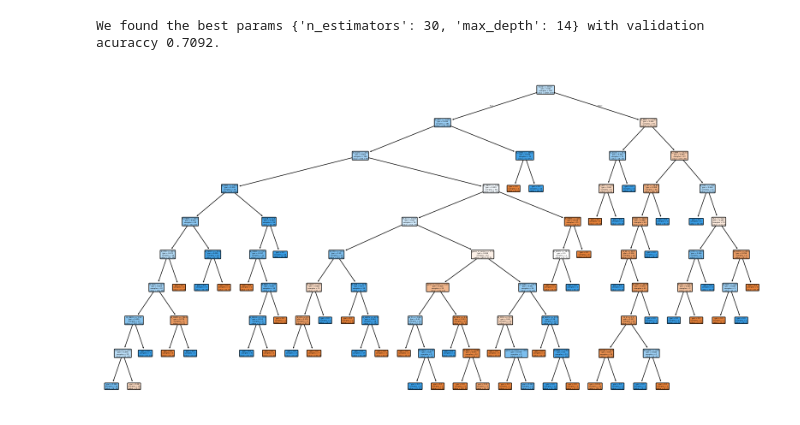
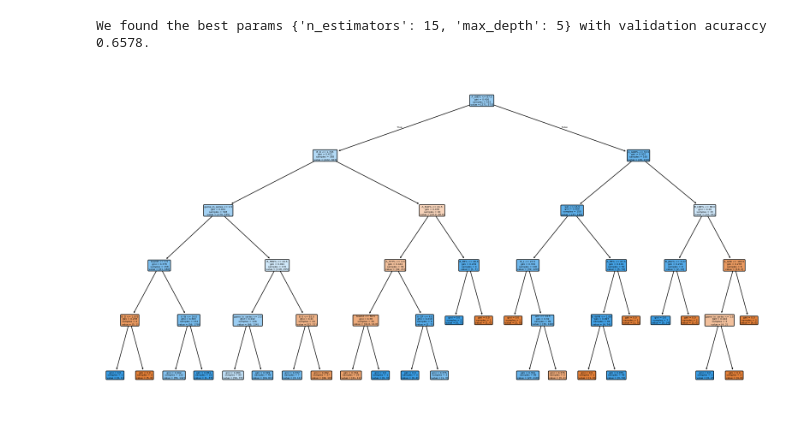
Before and after one commit to pavlila/lol-worlds-2025-predict, a Jupyter notebook: notebooks/random_forest_train.ipynb, the cells around one changed output. Cells and saved outputs as stored; diff of their text form; code cells hidden in the pictures.

```diff
--- a/notebooks/random_forest_train.ipynb
+++ b/notebooks/random_forest_train.ipynb
@@ -33,7 +33,7 @@ Accuracy score (val): 0.648936
 # %%
 param_grid = {
-    'n_estimators': range(25,50),
-    'max_depth': range(5, 15)
+    'n_estimators': range(1,26),
+    'max_depth': range(1,6)
 }
 
 param_comb = ParameterGrid(param_grid)
@@ -46,24 +46,24 @@ for params in param_comb:
 best_params = param_comb[np.argmax(val_metric)]
 print(f"We found the best params {best_params} with validation acuraccy {max(val_metric):.4f}.")
 # %% [output]
-We found the best params {'n_estimators': 30, 'max_depth': 14} with validation acuraccy 0.7092.
+We found the best params {'n_estimators': 15, 'max_depth': 5} with validation acuraccy 0.6578.
 # %%
 from sklearn import tree
 import matplotlib.pyplot as plt
 
-clfRF = RandomForestClassifier(n_estimators=45, max_depth=9, random_state = random_seed).fit(Xtrain, ytrain)
+clfRF = RandomForestClassifier(n_estimators=15, max_depth=5, random_state = random_seed).fit(Xtrain, ytrain)
 
 estimator = clfRF.estimators_[0]
-feature_names = ["match_id","game_in_series","teamA","teamB","teamA_win","A_GP","A_W","A_L","A_AGT","A_K","A_D","A_KD","A_CKPM","A_GPR","A_GSPD","A_EGR","A_MLR","A_GD15","A_FB%","A_FT%","A_F3T%","A_PPG","A_HLD%","A_GRB%","A_FD%","A_DRG%","A_ELD%","A_FBN%","A_BN%","A_LNE%","A_JNG%","A_WPM","A_CWPM","A_WCPM","B_GP","B_W","B_L","B_AGT","B_K","B_D","B_KD","B_CKPM","B_GPR","B_GSPD","B_EGR","B_MLR","B_GD15","B_FB%","B_FT%","B_F3T%","B_PPG","B_HLD%","B_GRB%","B_FD%","B_DRG%","B_ELD%","B_FBN%","B_BN%","B_LNE%","B_JNG%","B_WPM","B_CWPM","B_WCPM","tournament","year","month","day"]
+feature_names = ["match_id","game_in_series","teamA","teamB","win","A_GP","A_W","A_L","A_AGT","A_K","A_D","A_KD","A_CKPM","A_GPR","A_GSPD","A_EGR","A_MLR","A_GD15","A_FB%","A_FT%","A_F3T%","A_PPG","A_HLD%","A_GRB%","A_FD%","A_DRG%","A_ELD%","A_FBN%","A_BN%","A_LNE%","A_JNG%","A_WPM","A_CWPM","A_WCPM","B_GP","B_W","B_L","B_AGT","B_K","B_D","B_KD","B_CKPM","B_GPR","B_GSPD","B_EGR","B_MLR","B_GD15","B_FB%","B_FT%","B_F3T%","B_PPG","B_HLD%","B_GRB%","B_FD%","B_DRG%","B_ELD%","B_FBN%","B_BN%","B_LNE%","B_JNG%","B_WPM","B_CWPM","B_WCPM","tournament","year","month","day"]
 
 
 plt.figure(figsize=(20, 10))
 tree.plot_tree(
     estimator,
     feature_names=feature_names,
     filled=True,
     rounded=True
 )
 plt.show()
 # %% [output]
-[figure, old version]
+[figure, new version]
```
Also changed, not shown: parts of 2 cells of this notebook, 14 other files.
